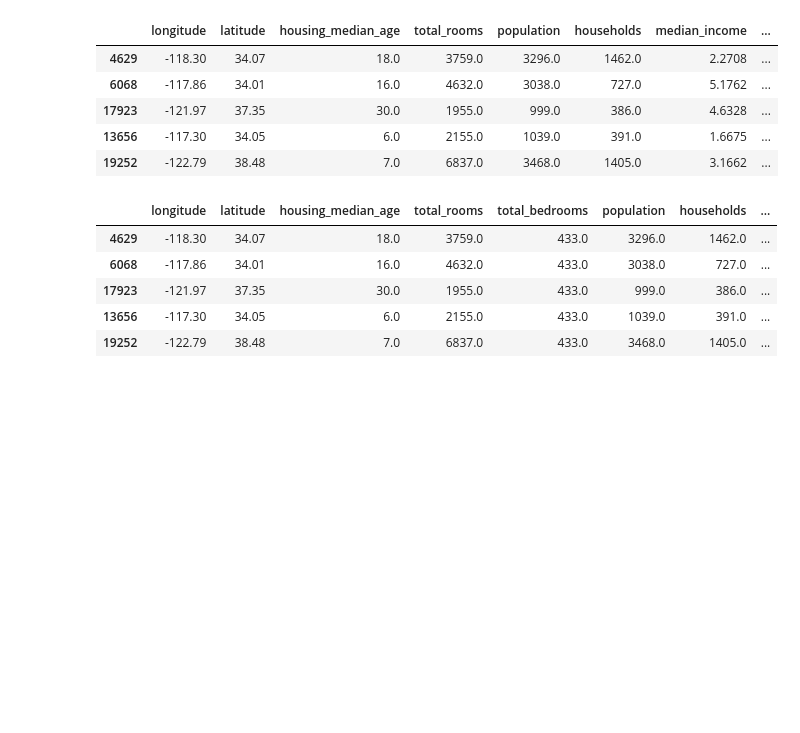
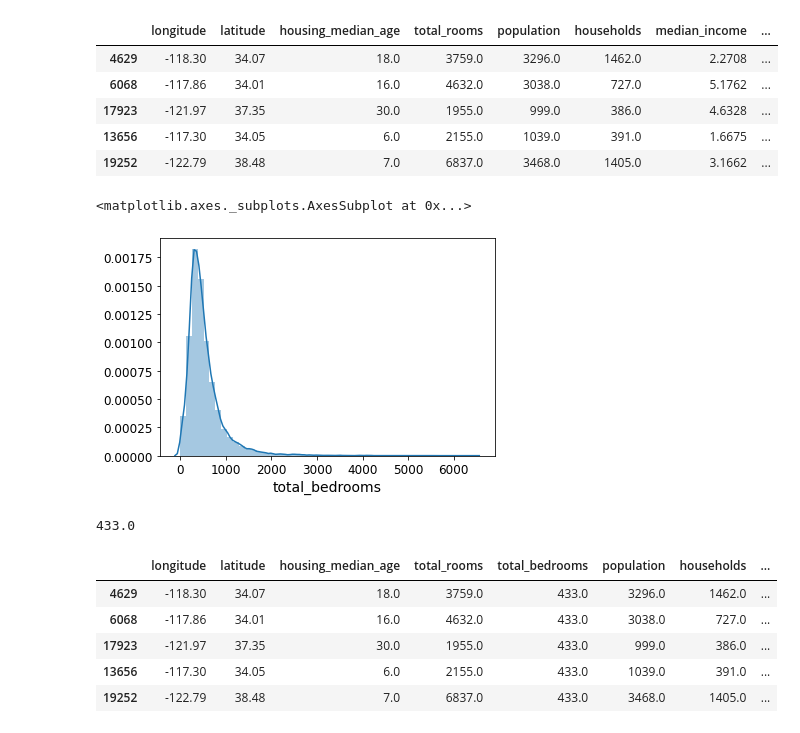
Before and after one commit to MLStudy24freecafe/Code, a Jupyter notebook: Chapter_02_Exercise.ipynb, the cells around one changed output. Cells and saved outputs as stored; diff of their text form; code cells hidden in the pictures; blank space fills up the shorter version.

```diff
--- a/Chapter_02_Exercise.ipynb
+++ b/Chapter_02_Exercise.ipynb
@@ -553,6 +565,15 @@ sample_incomplete_rows.drop("total_bedrooms", axis=1)       # 옵션 2
 | 17923 | -121.97 | 37.35 | 30.0 | 1955.0 | 999.0 | 386.0 | 4.6328 | ... |
 | 13656 | -117.30 | 34.05 | 6.0 | 2155.0 | 1039.0 | 391.0 | 1.6675 | ... |
 | 19252 | -122.79 | 38.48 | 7.0 | 6837.0 | 3468.0 | 1405.0 | 3.1662 | ... |
+# %%
+sns.distplot(housing['total_bedrooms'])
+# %% [output]
+<matplotlib.axes._subplots.AxesSubplot at 0x...>
+[figure, added]
+# %%
+housing['total_bedrooms'].median()
+# %% [output]
+433.0
 # %%
 median = housing["total_bedrooms"].median()
 sample_incomplete_rows["total_bedrooms"].fillna(median, inplace=True) # 옵션 3
```
Also changed, not shown: parts of 22 cells of this notebook.
